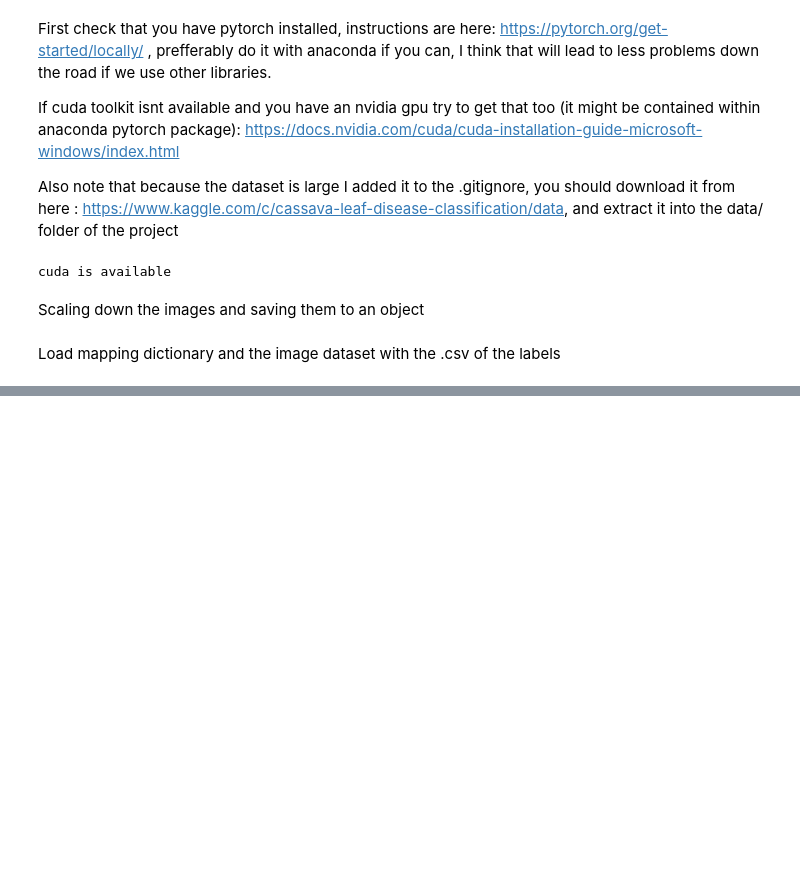
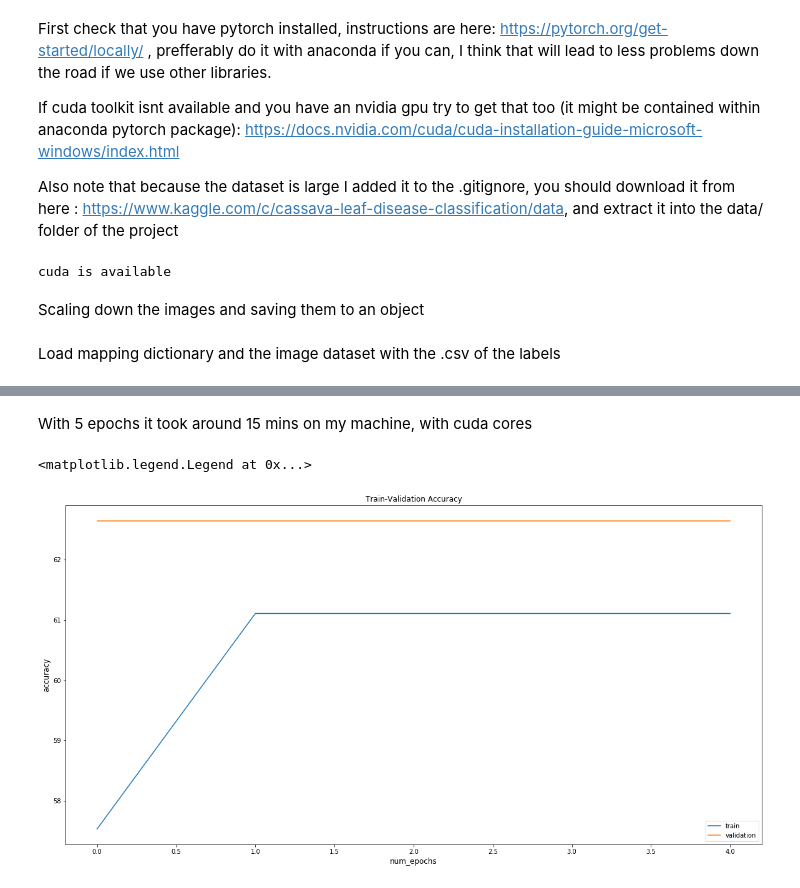
Before and after one commit to Zanz2/CassavaPlantDisseaseImageClassification, a Jupyter notebook: Pattern_recognition_project.ipynb, the cells around one changed output, grey strips where cells are left out. Drawn from its saved outputs; the diff is of its cells as text; code cells hidden in the pictures; blank space fills up the shorter version.

Commit message:
Added basic resnet 18 skeleton found online, evaluated it

```diff
--- a/Pattern_recognition_project.ipynb
+++ b/Pattern_recognition_project.ipynb
@@ -15,14 +15,16 @@ import csv
 import matplotlib.pyplot as plt
 %matplotlib inline
 
-from torch import FloatTensor, LongTensor
+from torch import FloatTensor, LongTensor, nn, optim
 from torch.utils.data import Dataset, DataLoader, TensorDataset
-from torchvision import datasets, transforms
 
+use_cuda = True
 if not torch.cuda.is_available():
     print("if you have an nvidia gpu get the cuda core package")
+    device = torch.device('cpu')
 else:
     print("cuda is available")
+    device = torch.device('cuda:0')
 # %% [output]
 cuda is available
 # %% [markdown]
@@ -62,10 +64,16 @@ images = np.load('{}.npy'.format(output_images))
 filenames = np.load('{}.npy'.format(output_filenames))
 
 tensor_x = torch.Tensor(images) # transform to torch tensor
-tensor_y = torch.Tensor([int(labelled_dataset[filename]) for filename in filenames])
+tensor_x = tensor_x.permute(0, 3, 1, 2)
+tensor_y = torch.LongTensor([int(labelled_dataset[filename]) for filename in filenames])
+full_dataset = TensorDataset(tensor_x,tensor_y)
 
-dataset = TensorDataset(tensor_x,tensor_y) # create your datset
-dataloader = DataLoader(my_dataset) # create your dataloader
+print(len(full_dataset))
+train_dataset, test_dataset = torch.utils.data.random_split(full_dataset,[int(len(tensor_x)*0.75+1), int(len(tensor_x)*0.25)],generator=torch.Generator().manual_seed(1337))
+# train size is 75% test size is 25%
+test_dataloader = DataLoader(test_dataset)
+train_dataloader = DataLoader(train_dataset)
+
 
 def show_image(index):
     plt.imshow(images[index].reshape(80,80,3)) # set the correct resolution here
@@ -80,0 +98,15 @@ show_image(6)
+# %%
+net = torch.hub.load('pytorch/vision:v0.6.0', 'resnet18', pretrained=True)
+net = net.cuda() if device else net
+
+criterion = nn.CrossEntropyLoss()
+optimizer = optim.SGD(net.parameters(), lr=0.0001, momentum=0.9)
+
+
+def accuracy(out, labels):
+    _,pred = torch.max(out, dim=1)
+    return torch.sum(pred==labels).item()
+
+num_ftrs = net.fc.in_features
+net.fc = nn.Linear(num_ftrs, 128)
+net.fc = net.fc.cuda() if use_cuda else net.fc
@@ -80,0 +192,13 @@ show_image(6)
+# %% [markdown]
+With 5 epochs it took around 15 mins on my machine, with cuda cores
+# %%
+fig = plt.figure(figsize=(20,10))
+plt.title("Train-Validation Accuracy")
+plt.plot(train_acc, label='train')
+plt.plot(val_acc, label='validation')
+plt.xlabel('num_epochs', fontsize=12)
+plt.ylabel('accuracy', fontsize=12)
+plt.legend(loc='best')
+# %% [output]
+<matplotlib.legend.Legend at 0x...>
+[figure, added]
```
Also changed, not shown: parts of 8 cells of this notebook, 1 other file.
